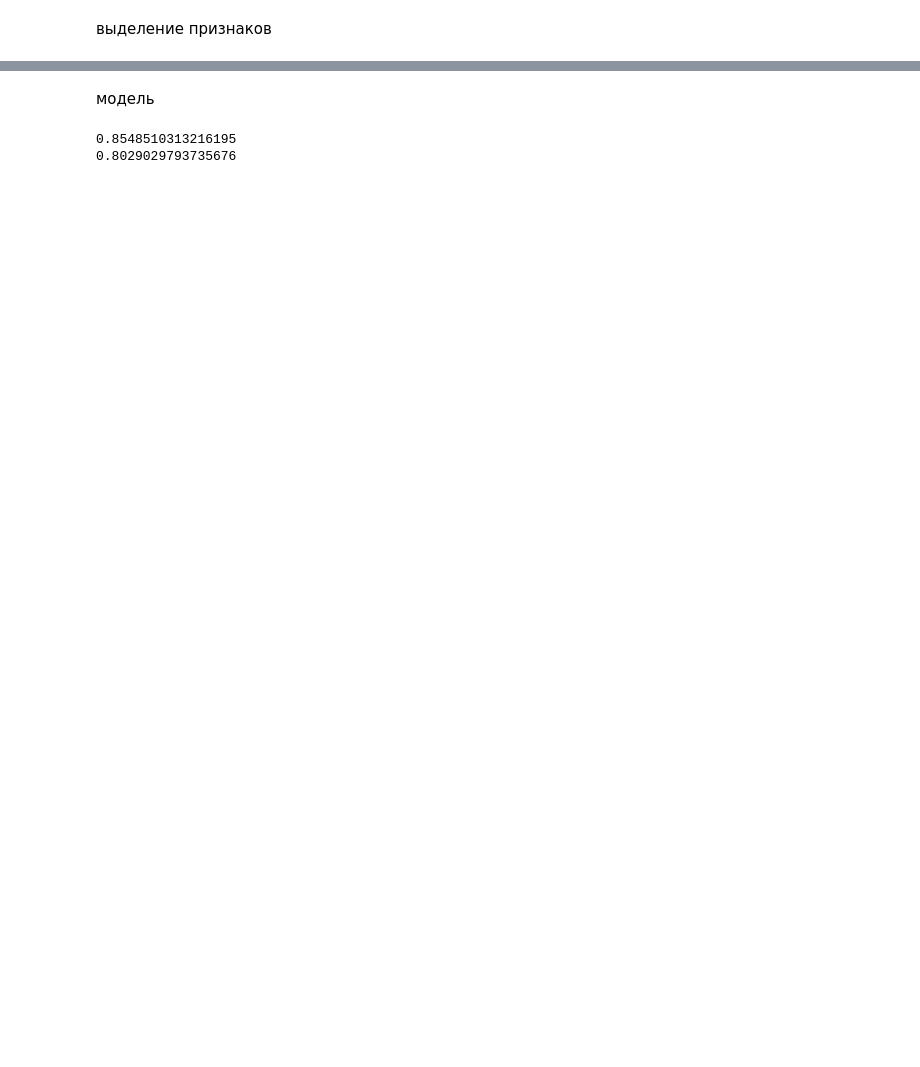
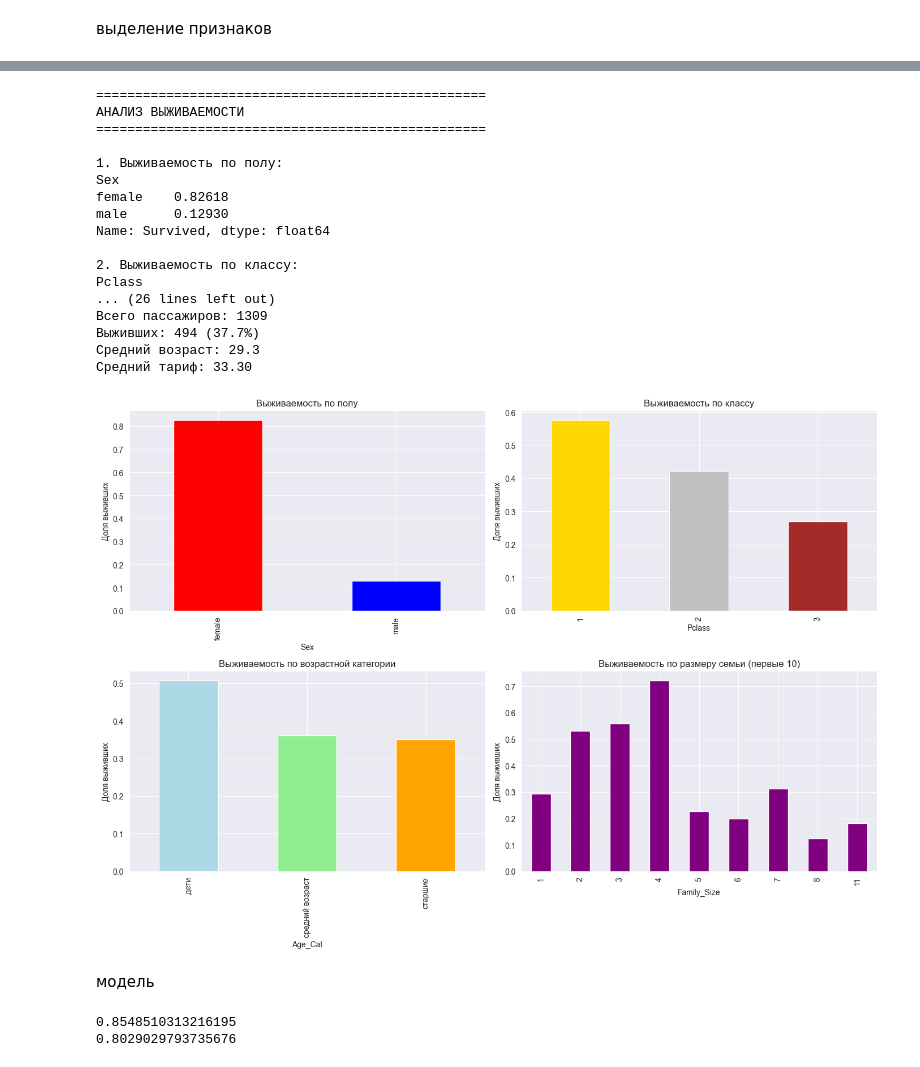
Before and after one commit to M0NTANN/S_l1_, a Jupyter notebook: l2.ipynb, the cells around one changed output, grey strips where cells are left out. Drawn from its saved outputs; the diff is of its cells as text; code cells hidden in the pictures; blank space fills up the shorter version.

```diff
--- a/l2.ipynb
+++ b/l2.ipynb
@@ -110,3 +113,80 @@ Name: Survived, dtype: float64
+# %%
+# Анализ выживаемости
+print("\n" + "="*50)
+print("АНАЛИЗ ВЫЖИВАЕМОСТИ")
+print("="*50)
+
+# Выживаемость по полу
+print("\n1. Выживаемость по полу:")
+sex_survival = full_data.groupby('Sex')['Survived'].mean()
+print(sex_survival)
+
+# Выживаемость по классу
+print("\n2. Выживаемость по классу:")
+class_survival = full_data.groupby('Pclass')['Survived'].mean()
+print(class_survival)
+
+# Выживаемость по возрастной категории (с явным указанием observed)
+print("\n3. Выживаемость по возрастной категории:")
+age_cat_survival = full_data.groupby('Age_Cat', observed=False)['Survived'].mean()
+print(age_cat_survival)
+
+# Выживаемость по размеру семьи
+print("\n4. Выживаемость по размеру семьи:")
+family_survival = full_data.groupby('Family_Size')['Survived'].mean()
+print(family_survival)
+
+# Дополнительная аналитика
+print("\n5. Общая статистика:")
+print(f"Всего пассажиров: {len(full_data)}")
+print(f"Выживших: {full_data['Survived'].sum()} ({full_data['Survived'].mean()*100:.1f}%)")
+print(f"Средний возраст: {full_data['Age'].mean():.1f}")
+print(f"Средний тариф: {full_data['Fare'].mean():.2f}")
+
+# Визуализация выживаемости по категориям
+fig, axes = plt.subplots(2, 2, figsize=(14, 10))
+
+# Выживаемость по полу
+sex_survival.plot(kind='bar', ax=axes[0, 0], color=['red', 'blue'])
+axes[0, 0].set_title('Выживаемость по полу')
+axes[0, 0].set_ylabel('Доля выживших')
+
+# Выживаемость по классу
+class_survival.plot(kind='bar', ax=axes[0, 1], color=['gold', 'silver', 'brown'])
+axes[0, 1].set_title('Выживаемость по классу')
+axes[0, 1].set_ylabel('Доля выживших')
+
+# Выживаемость по возрастной категории
+age_cat_survival.plot(kind='bar', ax=axes[1, 0], color=['lightblue', 'lightgreen', 'orange'])
+axes[1, 0].set_title('Выживаемость по возрастной категории')
+axes[1, 0].set_ylabel('Доля выживших')
+
+# Выживаемость по размеру семьи (первые 10 значений)
+family_survival.head(100).plot(kind='bar', ax=axes[1, 1], color='purple')
+axes[1, 1].set_title('Выживаемость по размеру семьи (первые 10)')
+axes[1, 1].set_ylabel('Доля выживших')
+
+plt.tight_layout()
+plt.show()
+# %% [output]
+==================================================
+АНАЛИЗ ВЫЖИВАЕМОСТИ
+==================================================
+
+1. Выживаемость по полу:
+Sex
+female    0.82618
+male      0.12930
+Name: Survived, dtype: float64
+
+2. Выживаемость по классу:
+Pclass
+... (26 lines left out)
+Всего пассажиров: 1309
+Выживших: 494 (37.7%)
+Средний возраст: 29.3
+Средний тариф: 33.30
+[figure, added]
 # %% [markdown]
 модель
 # %%
```
Also changed, not shown: parts of 5 cells of this notebook, 4 other files.
